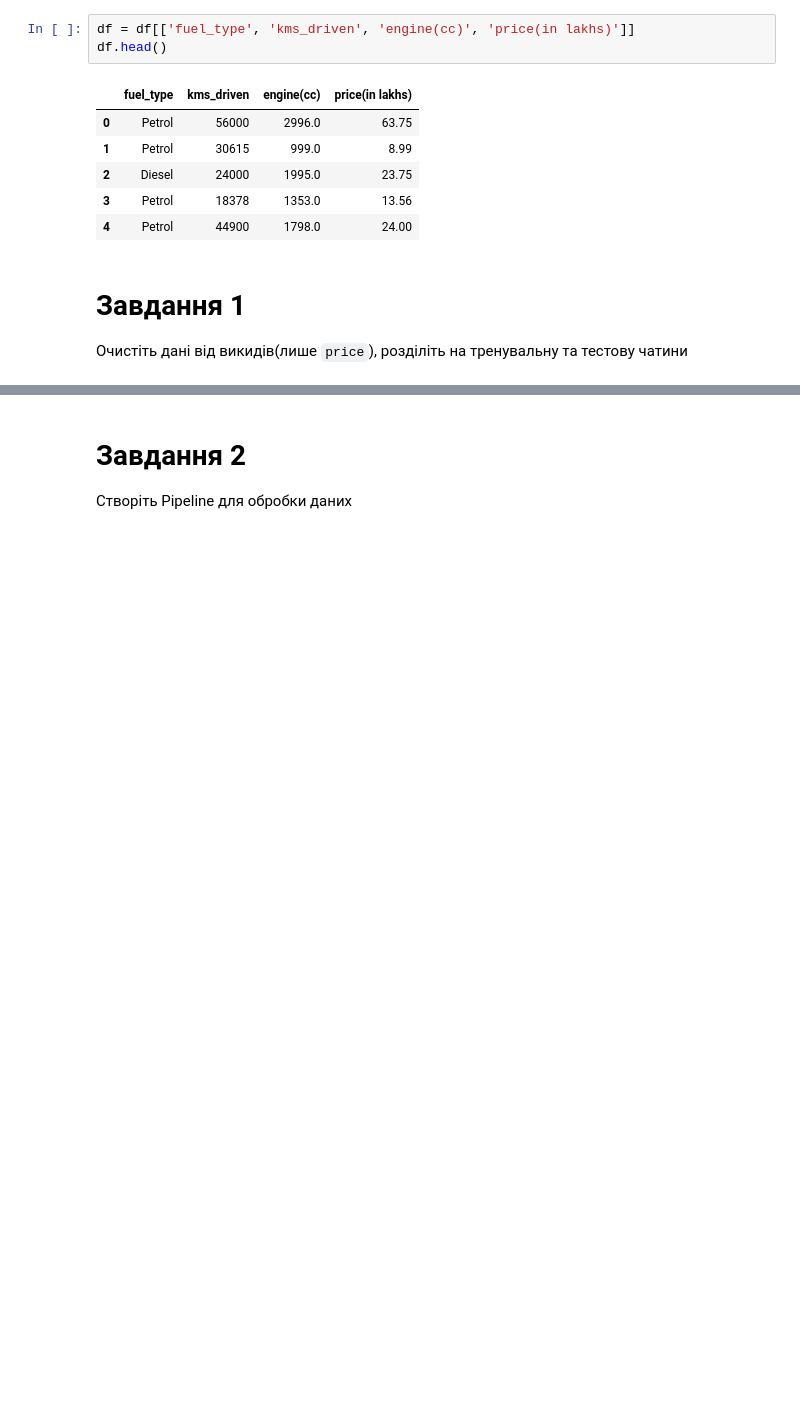
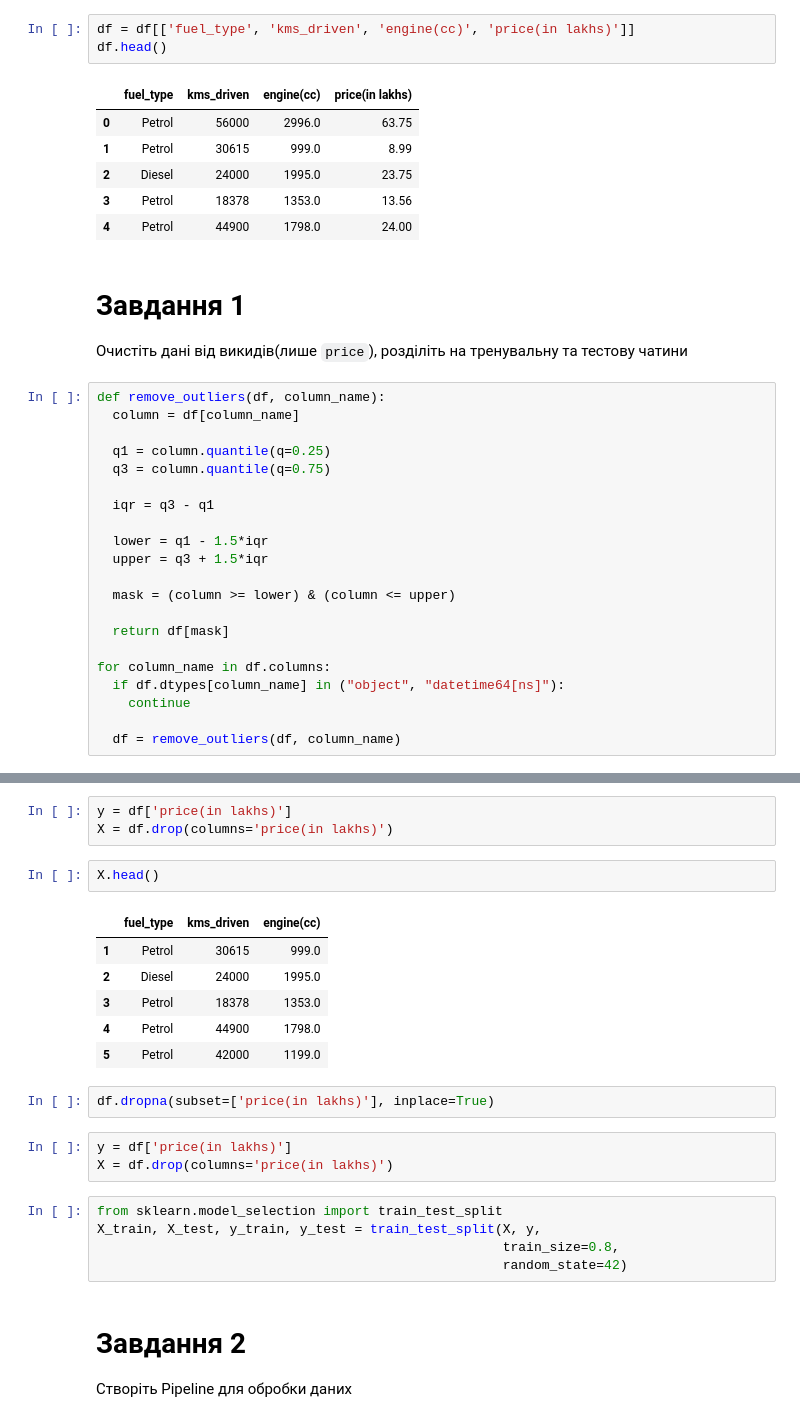
Before and after one commit to IrynaBarnych/AI8, a Jupyter notebook: module3/Практика_дерева_рішень.ipynb, the cells around one changed output, grey strips where cells are left out. Drawn from its saved outputs; the diff is of its cells as text; blank space fills up the shorter version.

```diff
--- a/module3/Практика_дерева_рішень.ipynb
+++ b/module3/Практика_дерева_рішень.ipynb
@@ -47,3 +51,24 @@ df.head()
 # %% [markdown]
 # Завдання 1
 Очистіть дані від викидів(лише `price`), розділіть на тренувальну та тестову чатини
+# %%
+def remove_outliers(df, column_name):
+  column = df[column_name]
+
+  q1 = column.quantile(q=0.25)
+  q3 = column.quantile(q=0.75)
+
+  iqr = q3 - q1
+
+  lower = q1 - 1.5*iqr
+  upper = q3 + 1.5*iqr
+
+  mask = (column >= lower) & (column <= upper)
+
+  return df[mask]
+
+for column_name in df.columns:
+  if df.dtypes[column_name] in ("object", "datetime64[ns]"):
+    continue
+
+  df = remove_outliers(df, column_name)
@@ -50,3 +94,25 @@ df.head()
+# %%
+y = df['price(in lakhs)']
+X = df.drop(columns='price(in lakhs)')
+# %%
+X.head()
+# %% [output]
+|  | fuel_type | kms_driven | engine(cc) |
+| 1 | Petrol | 30615 | 999.0 |
+| 2 | Diesel | 24000 | 1995.0 |
+| 3 | Petrol | 18378 | 1353.0 |
+| 4 | Petrol | 44900 | 1798.0 |
+| 5 | Petrol | 42000 | 1199.0 |
+# %%
+df.dropna(subset=['price(in lakhs)'], inplace=True)
+# %%
+y = df['price(in lakhs)']
+X = df.drop(columns='price(in lakhs)')
+# %%
+from sklearn.model_selection import train_test_split
+X_train, X_test, y_train, y_test = train_test_split(X, y,
+                                                    train_size=0.8,
+                                                    random_state=42)
 # %% [markdown]
 # Завдання 2
 Створіть Pipeline для обробки даних
```
Also changed, not shown: parts of 25 cells of this notebook.
